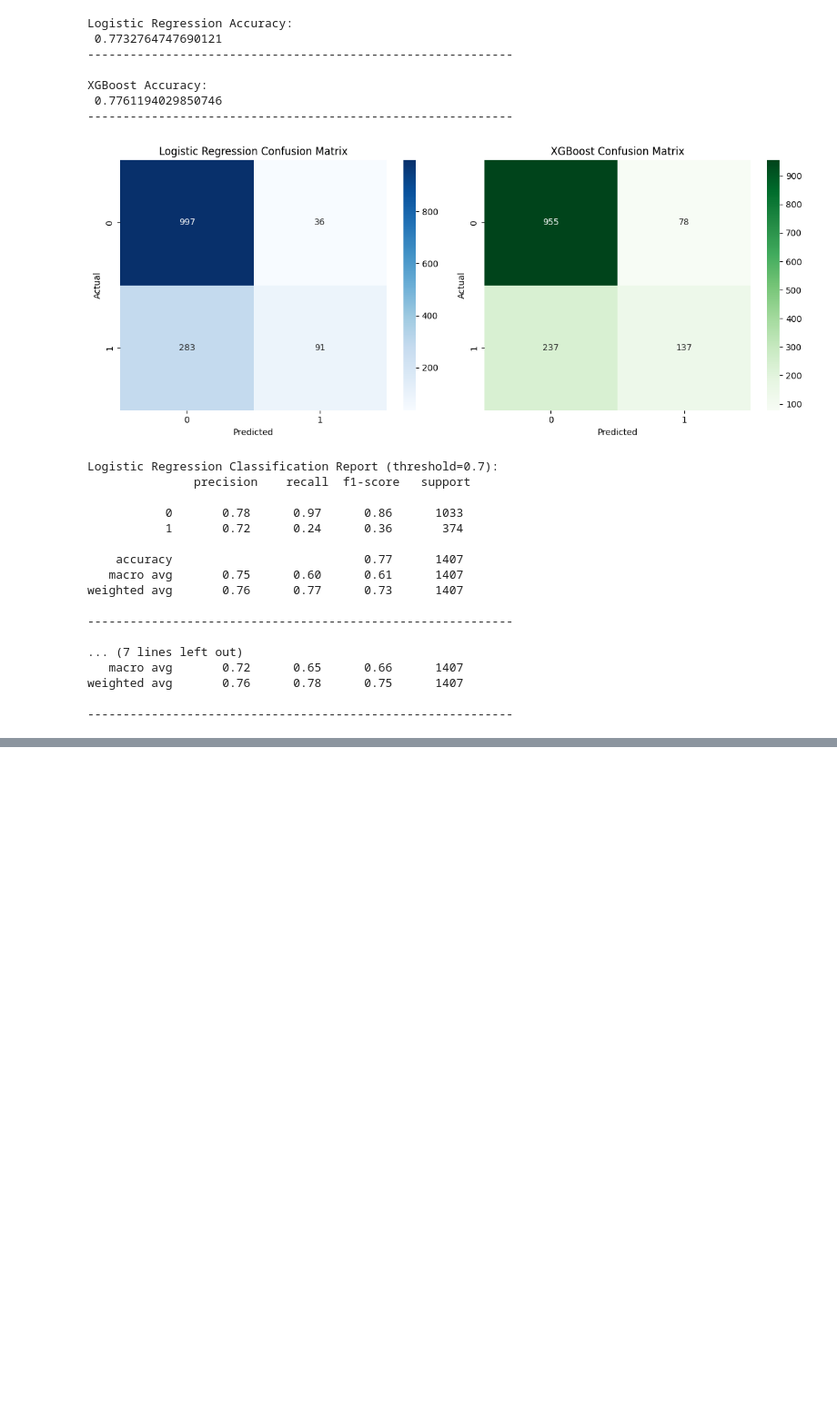
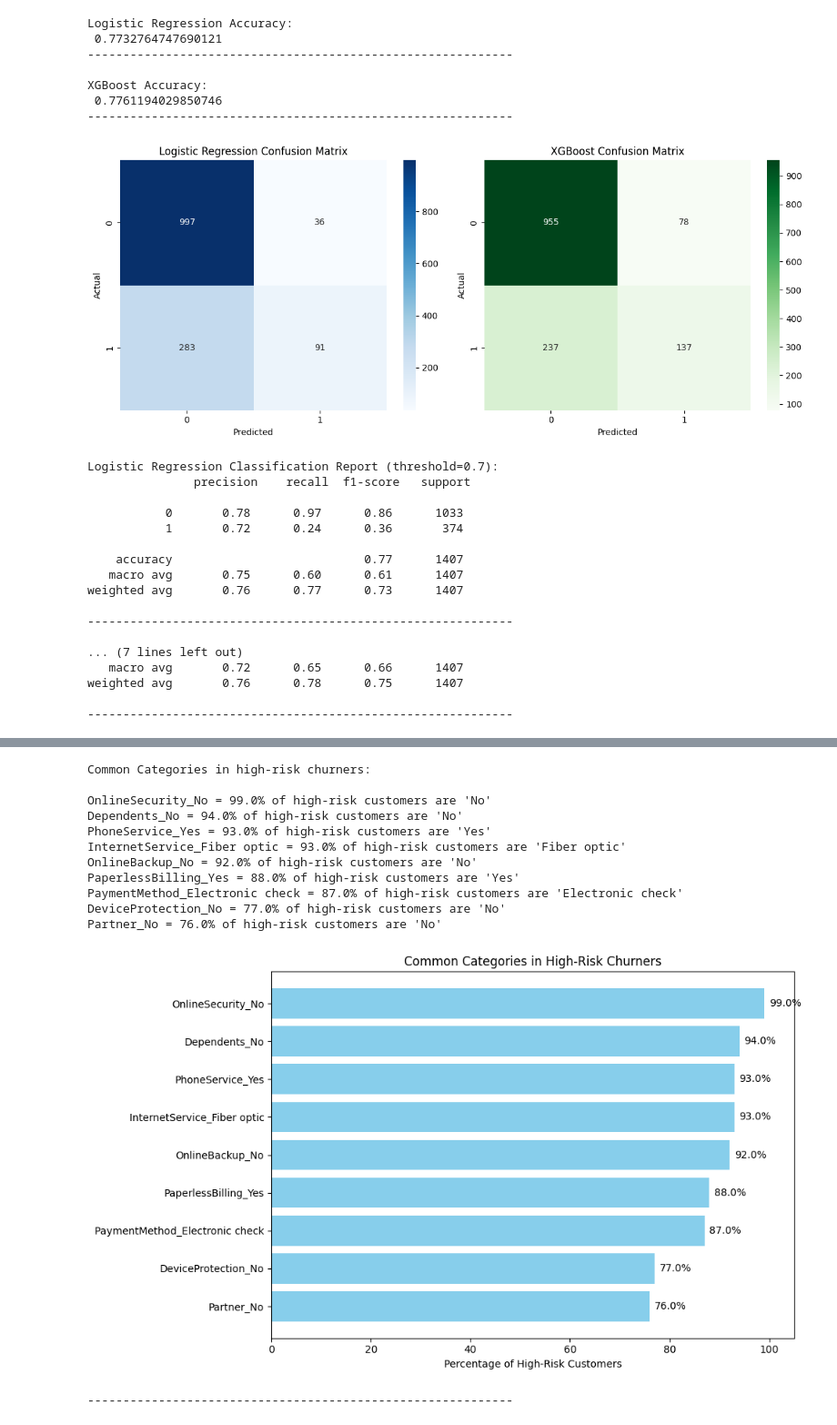
Before and after one commit to Mordical62645/churn_prediction_IBM_dm_fp, a Jupyter notebook: churn_prediction_IBM_dm_fp.ipynb, the cells around one changed output, grey strips where cells are left out. Shown: that part at 91% size. Cells and saved outputs as stored; diff of their text form; code cells hidden in the pictures; blank space fills up the shorter version.

```diff
--- a/churn_prediction_IBM_dm_fp.ipynb
+++ b/churn_prediction_IBM_dm_fp.ipynb
@@ -579,0 +606,76 @@ False negatives (actual churn but model missed):
+# %%
+#### COMMON CATEGORIES IN HIGH RISK CHURNERS ####
+
+# print(X_test)
+
+# Reset index to ensure they align
+X_test_reset = X_test.reset_index(drop=True)
+output_reset = output.reset_index(drop=True)
+
+# Filter agreed high-risk customers
+high_risk = output_reset[(output_reset['LogReg_Predicted'] == 1) &
+                         (output_reset['XGB_Predicted'] == 1) &
+                         (output_reset['XGB_Probability'] >= 0.70)]
+
+# Get matching features from X_test
+high_risk_features = X_test_reset.loc[high_risk.index]
+
+# Analyze feature distributions
+threshold = 0.70
+print(f"Common Categories in high-risk churners:\n")
+
+results = []
+
+for col in high_risk_features.columns:
+    if high_risk_features[col].dtype == 'object':
+        top_val = high_risk_features[col].value_counts(normalize=True).idxmax()
+        percent = high_risk_features[col].value_counts(normalize=True).max() * 100
+        if percent >= 70:
+            results.append((col, percent, f"{col} = {percent:.1f}% of high-risk customers have '{top_val}'"))
+
+    elif high_risk_features[col].nunique() == 2 and set(high_risk_features[col].unique()) <= {0, 1}:
+        mean_val = high_risk_features[col].mean() * 100
+        if mean_val >= 70:
+            category_name = col.split('_')[-1] if '_' in col else col
+            results.append((col, mean_val, f"{col} = {mean_val:.1f}% of high-risk customers are '{category_name}'"))
+
+# Sort results by the percentage (index 1) in descending order
+results.sort(key=lambda x: x[1], reverse=True)
+
+# Print sorted results
+for _, _, message in results:
+    print(message)
+
+# Step 3: Plotting
+labels = [x[0] for x in results]
+values = [x[1] for x in results]
+
+plt.figure(figsize=(10, 6))
+bars = plt.barh(labels, values, color='skyblue')
+plt.xlabel("Percentage of High-Risk Customers")
+plt.title("Common Categories in High-Risk Churners")
+plt.xlim(0, 105)
+plt.gca().invert_yaxis()
+
+# Annotate bars
+for bar, val in zip(bars, values):
+    plt.text(val + 1, bar.get_y() + bar.get_height()/2, f"{val:.1f}%", va='center')
+
+plt.tight_layout()
+plt.show()
+
+print("-"*60, "\n")
+# %% [output]
+Common Categories in high-risk churners:
+
+OnlineSecurity_No = 99.0% of high-risk customers are 'No'
+Dependents_No = 94.0% of high-risk customers are 'No'
+PhoneService_Yes = 93.0% of high-risk customers are 'Yes'
+InternetService_Fiber optic = 93.0% of high-risk customers are 'Fiber optic'
+OnlineBackup_No = 92.0% of high-risk customers are 'No'
+PaperlessBilling_Yes = 88.0% of high-risk customers are 'Yes'
+PaymentMethod_Electronic check = 87.0% of high-risk customers are 'Electronic check'
+DeviceProtection_No = 77.0% of high-risk customers are 'No'
+Partner_No = 76.0% of high-risk customers are 'No'
+[figure, added]
+------------------------------------------------------------
```
Also changed, not shown: parts of 5 cells of this notebook, 4 other files.
